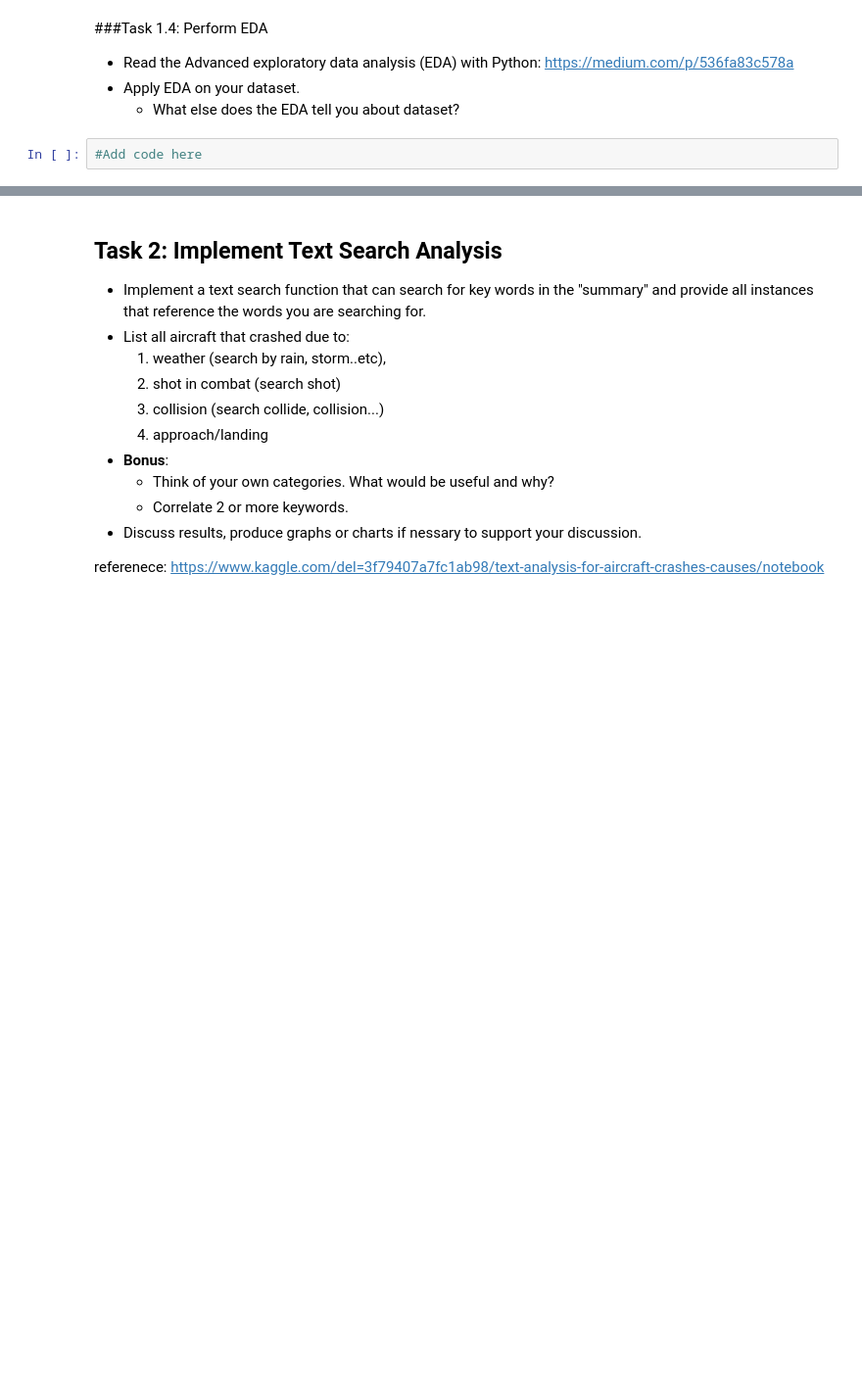
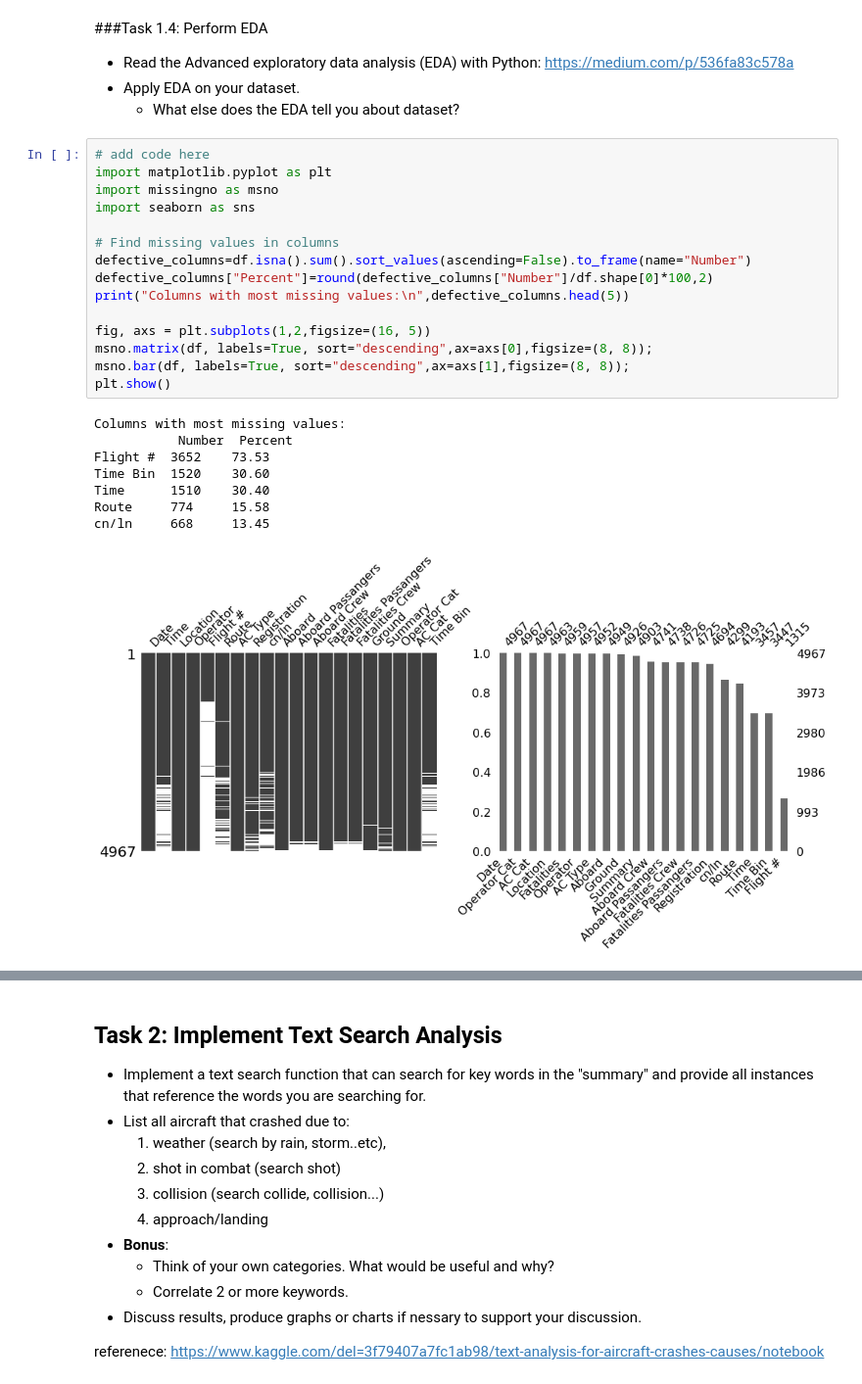
Before and after one commit to women-in-ai-ireland/May-2022-WaiXCollins-Airplane-Crash-Investigation, a Jupyter notebook: WAI_Crash_Investigation_PEDRAM.ipynb, the cells around one changed output, grey strips where cells are left out. Shown at 98% size. Cells and saved outputs as stored; diff of their text form; blank space fills up the shorter version.

```diff
--- a/WAI_Crash_Investigation_PEDRAM.ipynb
+++ b/WAI_Crash_Investigation_PEDRAM.ipynb
@@ -222,5 +217,27 @@ plt.show()
 * Read the Advanced exploratory data analysis (EDA) with Python: https://medium.com/p/536fa83c578a
 * Apply EDA on your dataset.
   * What else does the EDA tell you about dataset?
-# %%
-#Add code here
+# %%
+# add code here
+import matplotlib.pyplot as plt
+import missingno as msno
+import seaborn as sns
+
+# Find missing values in columns
+defective_columns=df.isna().sum().sort_values(ascending=False).to_frame(name="Number")
+defective_columns["Percent"]=round(defective_columns["Number"]/df.shape[0]*100,2)
+print("Columns with most missing values:\n",defective_columns.head(5))
+
+fig, axs = plt.subplots(1,2,figsize=(16, 5))
+msno.matrix(df, labels=True, sort="descending",ax=axs[0],figsize=(8, 8));
+msno.bar(df, labels=True, sort="descending",ax=axs[1],figsize=(8, 8));
+plt.show()
+# %% [output]
+Columns with most missing values:
+           Number  Percent
+Flight #  3652    73.53
+Time Bin  1520    30.60
+Time      1510    30.40
+Route     774     15.58
+cn/ln     668     13.45
+[figure, added]
```
Also changed, not shown: parts of 8 cells of this notebook.
